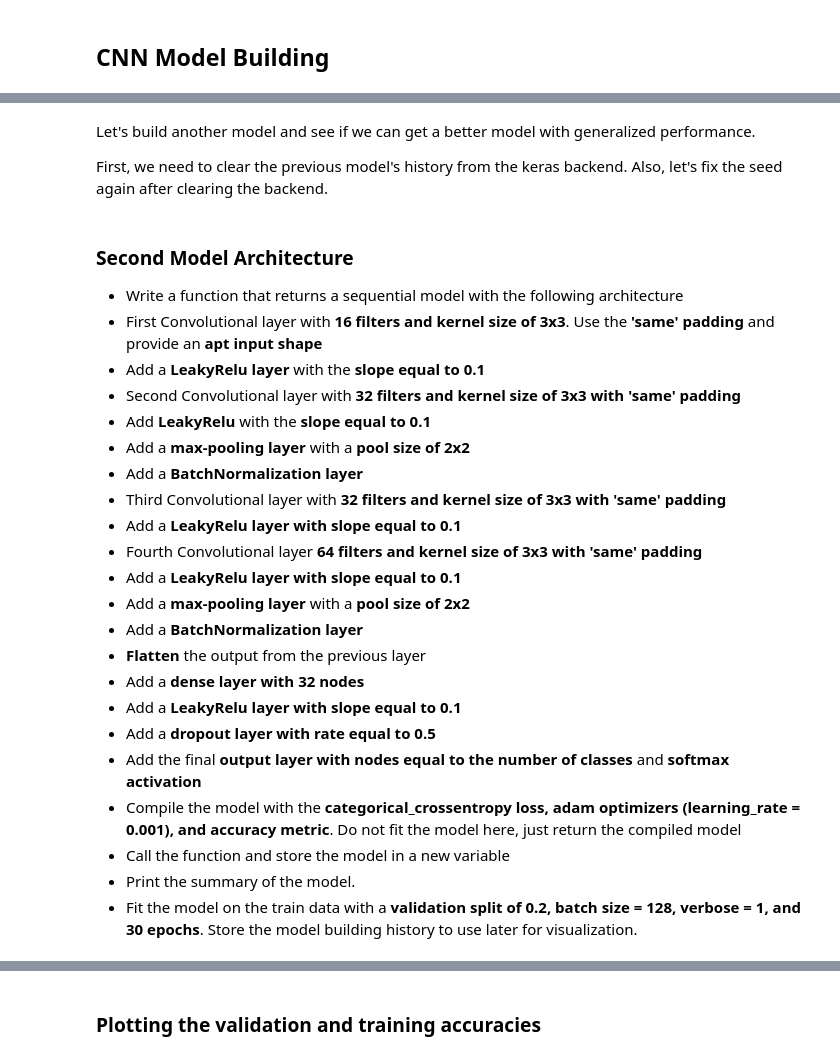
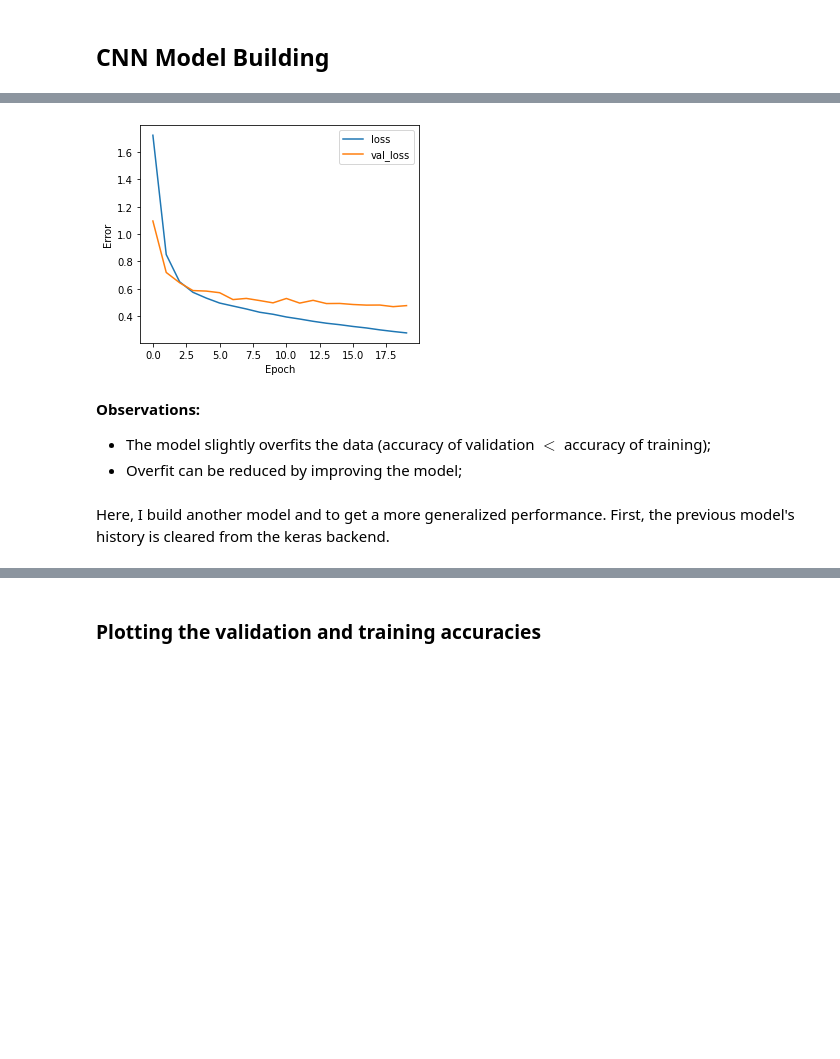
Before and after one commit to fparisio/DataScience, a Jupyter notebook: DigitRecognition/DigitRecognitionCNN.ipynb, the cells around one changed output, grey strips where cells are left out. Drawn from its saved outputs; the diff is of its cells as text; code cells hidden in the pictures; blank space fills up the shorter version.

```diff
--- a/DigitRecognition/DigitRecognitionCNN.ipynb
+++ b/DigitRecognition/DigitRecognitionCNN.ipynb
@@ -317,7 +267,19 @@ print(np.min(history_model_1.history['val_loss']))
+# %%
+#Plot the loss
+fig, ax = plt.subplots(1,1,figsize=(5,4))
+PlotMetricsCNN(history_model_1, ax, 'loss', 'val_loss')
+plt.xlabel('Epoch')
+plt.ylabel('Error')
+plt.legend()
+plt.show()
+# %% [output]
+[figure, added]
+# %% [markdown]
+**Observations:**
+- The model slightly overfits the data (accuracy of validation $<$ accuracy of training);
+- Overfit can be reduced by improving the model;
 # %% [markdown]
-Let's build another model and see if we can get a better model with generalized performance.
-
-First, we need to clear the previous model's history from the keras backend. Also, let's fix the seed again after clearing the backend.
+Here, I build another model and to get a more generalized performance. First, the previous model's history is cleared from the keras backend.
 # %%
 #Clearing backend
 from tensorflow.keras import backend
@@ -331,24 +292,0 @@ tf.random.set_seed(42)
-# %% [markdown]
-### **Second Model Architecture**
-- Write a function that returns a sequential model with the following architecture
- - First Convolutional layer with **16 filters and kernel size of 3x3**. Use the **'same' padding** and provide an **apt input shape**
- - Add a **LeakyRelu layer** with the **slope equal to 0.1**
- - Second Convolutional layer with **32 filters and kernel size of 3x3 with 'same' padding**
- - Add **LeakyRelu** with the **slope equal to 0.1**
- - Add a **max-pooling layer** with a **pool size of 2x2**
- - Add a **BatchNormalization layer**
- - Third Convolutional layer with **32 filters and kernel size of 3x3 with 'same' padding**
- - Add a **LeakyRelu layer with slope equal to 0.1**
- - Fourth Convolutional layer **64 filters and kernel size of 3x3 with 'same' padding**
- - Add a **LeakyRelu layer with slope equal to 0.1**
- - Add a **max-pooling layer** with a **pool size of 2x2**
- - Add a **BatchNormalization layer**
- - **Flatten** the output from the previous layer
- - Add a **dense layer with 32 nodes**
- - Add a **LeakyRelu layer with slope equal to 0.1**
- - Add a **dropout layer with rate equal to 0.5**
- - Add the final **output layer with nodes equal to the number of classes** and **softmax activation**
- - Compile the model with the **categorical_crossentropy loss, adam optimizers (learning_rate = 0.001), and accuracy metric**. Do not fit the model here, just return the compiled model
-- Call the function and store the model in a new variable
-- Print the summary of the model.
-- Fit the model on the train data with a **validation split of 0.2, batch size = 128, verbose = 1, and 30 epochs**. Store the model building history to use later for visualization.
```
Also changed, not shown: parts of 42 cells of this notebook.
